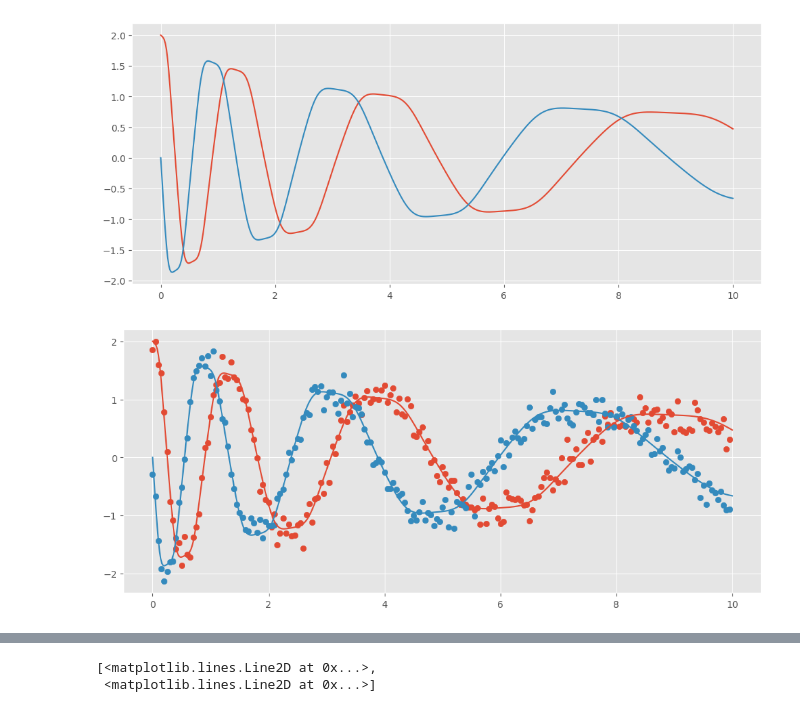
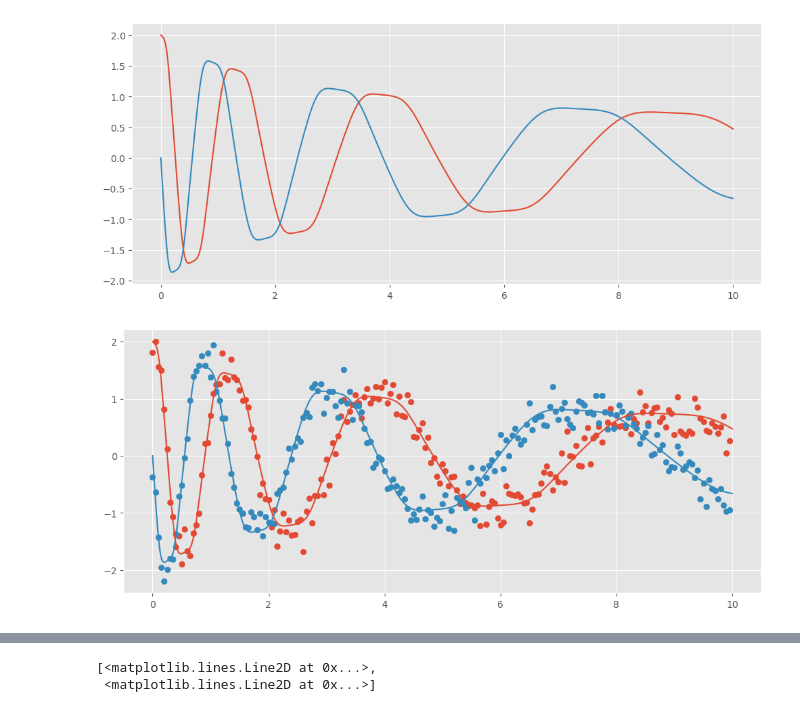
Before and after one commit to AHsu98/jsindy, a Jupyter notebook: paper-figures/noisy-examples/cubic_oscillator.ipynb, the cells around one changed output, grey strips where cells are left out. Drawn from its saved outputs; the diff is of its cells as text; code cells hidden in the pictures.

```diff
--- a/paper-figures/noisy-examples/cubic_oscillator.ipynb
+++ b/paper-figures/noisy-examples/cubic_oscillator.ipynb
@@ -77,16 +77,16 @@ model = JSINDyModel(
 # %%
 t_train = jnp.arange(0,t1,dt_train)
 x_train_true = jax.vmap(sol.evaluate)(t_train)
 
-noise_sigma = 0.16
+noise_sigma = 0.2
 x_train = x_train_true + noise_sigma * jax.random.normal(key(111),(x_train_true.shape))
 
 plt.figure(figsize=(12,5))
 plt.scatter(t_train,x_train[:,0])
 plt.scatter(t_train,x_train[:,1])
 plt.plot(t_grid,x_vals[:,0])
 plt.plot(t_grid,x_vals[:,1])
 plt.show()
 # %% [output]
-[figure, old version]
+[figure, new version]
 # %%
```
Also changed, not shown: parts of 7 cells of this notebook, 3 other files.
